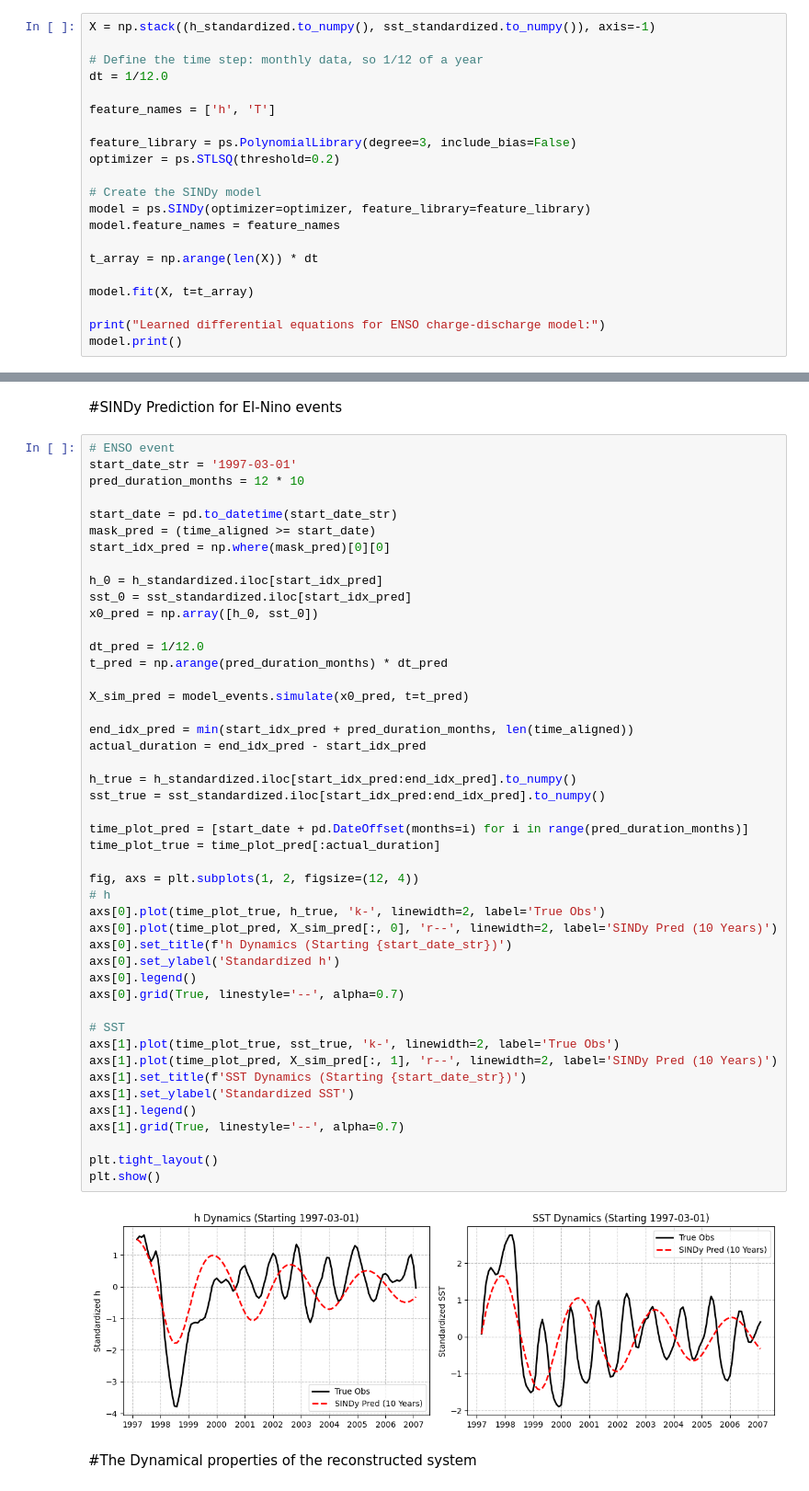
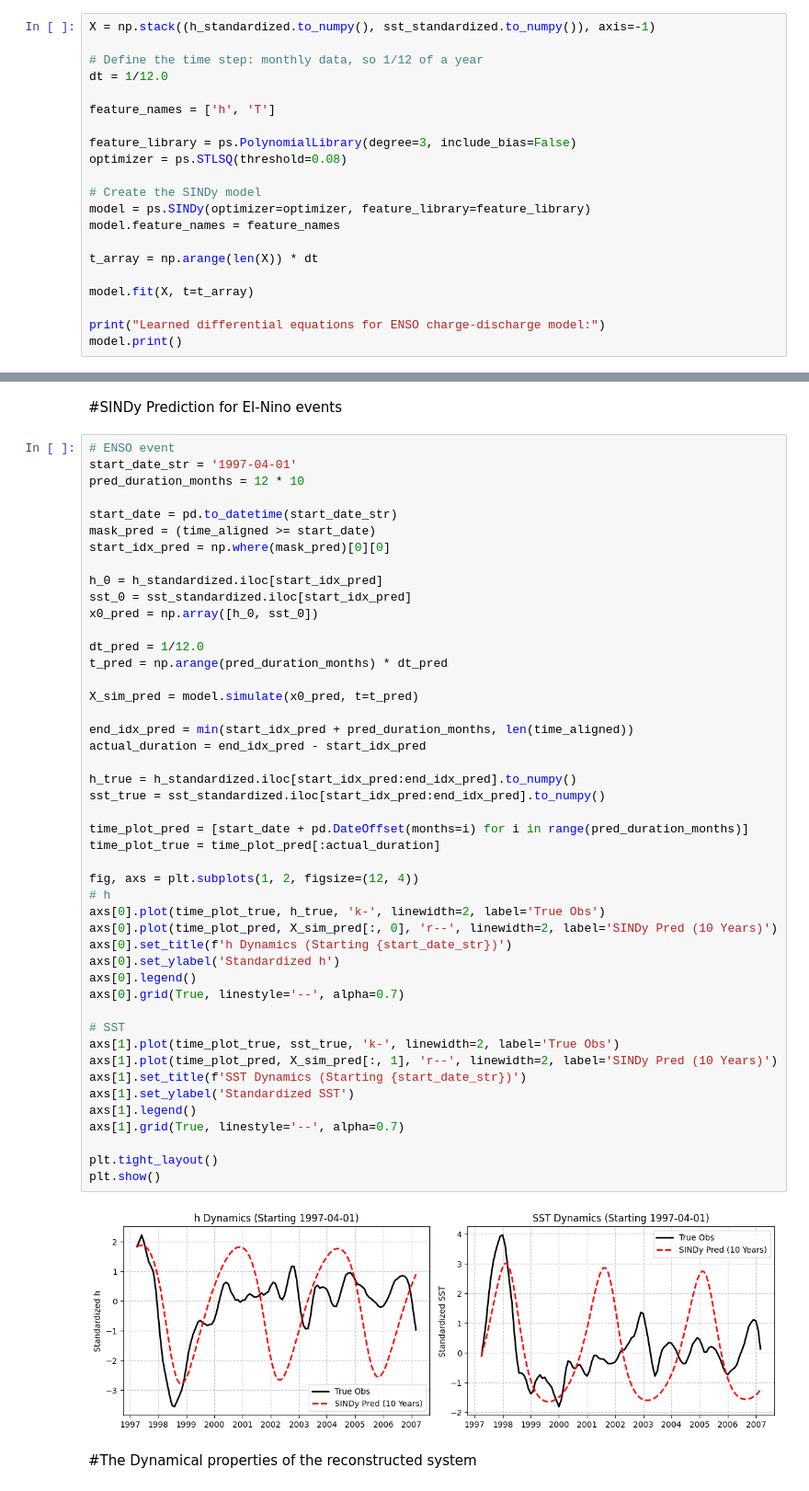
Before and after one commit to fddxxueyj/SINDy-ENSO-Recharge-Discharge-Model, a Jupyter notebook: SINDy_ReDischarge.ipynb, the cells around one changed output, grey strips where cells are left out. Shown at 92% size. Cells and saved outputs as stored; diff of their text form.

```diff
--- a/SINDy_ReDischarge.ipynb
+++ b/SINDy_ReDischarge.ipynb
@@ -74,7 +74,7 @@ dt = 1/12.0
 feature_names = ['h', 'T']
 
 feature_library = ps.PolynomialLibrary(degree=3, include_bias=False)
-optimizer = ps.STLSQ(threshold=0.2)
+optimizer = ps.STLSQ(threshold=0.08)
 
 # Create the SINDy model
 model = ps.SINDy(optimizer=optimizer, feature_library=feature_library)
@@ -134,7 +134,7 @@ plt.show()
 #SINDy Prediction for El-Nino events
 # %%
 # ENSO event
-start_date_str = '1997-03-01'
+start_date_str = '1997-04-01'
 pred_duration_months = 12 * 10
 
 start_date = pd.to_datetime(start_date_str)
@@ -148,38 +148,38 @@ x0_pred = np.array([h_0, sst_0])
 dt_pred = 1/12.0
 t_pred = np.arange(pred_duration_months) * dt_pred
 
-X_sim_pred = model_events.simulate(x0_pred, t=t_pred)
+X_sim_pred = model.simulate(x0_pred, t=t_pred)
 
 end_idx_pred = min(start_idx_pred + pred_duration_months, len(time_aligned))
 actual_duration = end_idx_pred - start_idx_pred
 
 h_true = h_standardized.iloc[start_idx_pred:end_idx_pred].to_numpy()
 sst_true = sst_standardized.iloc[start_idx_pred:end_idx_pred].to_numpy()
 
 time_plot_pred = [start_date + pd.DateOffset(months=i) for i in range(pred_duration_months)]
 time_plot_true = time_plot_pred[:actual_duration]
 
 fig, axs = plt.subplots(1, 2, figsize=(12, 4))
 # h
 axs[0].plot(time_plot_true, h_true, 'k-', linewidth=2, label='True Obs')
 axs[0].plot(time_plot_pred, X_sim_pred[:, 0], 'r--', linewidth=2, label='SINDy Pred (10 Years)')
 axs[0].set_title(f'h Dynamics (Starting {start_date_str})')
 axs[0].set_ylabel('Standardized h')
 axs[0].legend()
 axs[0].grid(True, linestyle='--', alpha=0.7)
 
 # SST
 axs[1].plot(time_plot_true, sst_true, 'k-', linewidth=2, label='True Obs')
 axs[1].plot(time_plot_pred, X_sim_pred[:, 1], 'r--', linewidth=2, label='SINDy Pred (10 Years)')
 axs[1].set_title(f'SST Dynamics (Starting {start_date_str})')
 axs[1].set_ylabel('Standardized SST')
 axs[1].legend()
 axs[1].grid(True, linestyle='--', alpha=0.7)
 
 plt.tight_layout()
 plt.show()
 # %% [output]
-[figure, old version]
+[figure, new version]
 # %% [markdown]
 #The Dynamical properties of the reconstructed system
 # %%
```
Also changed, not shown: parts of 5 cells of this notebook.
